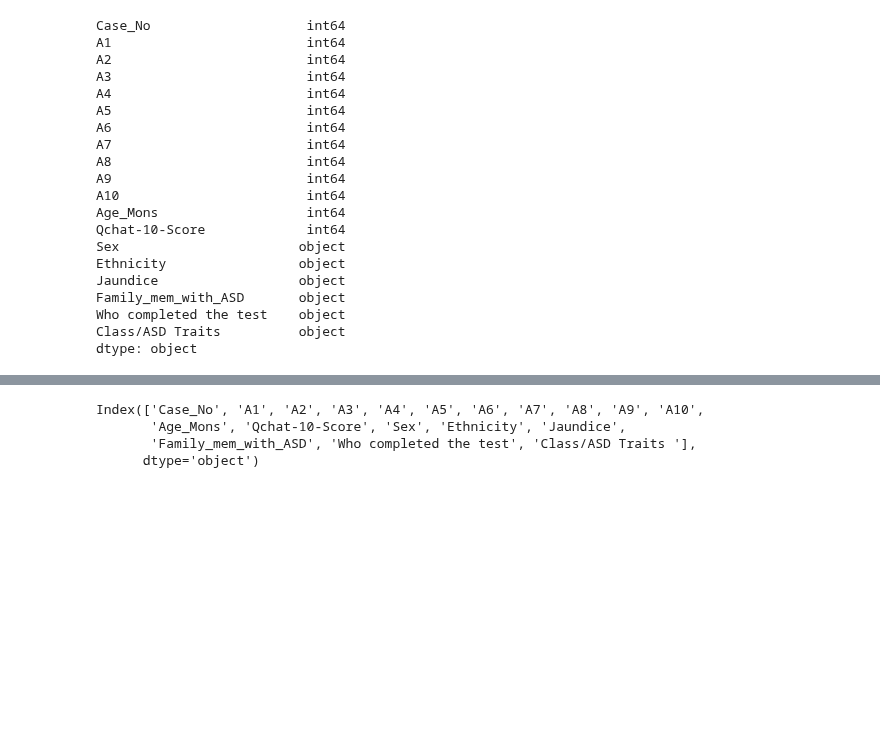
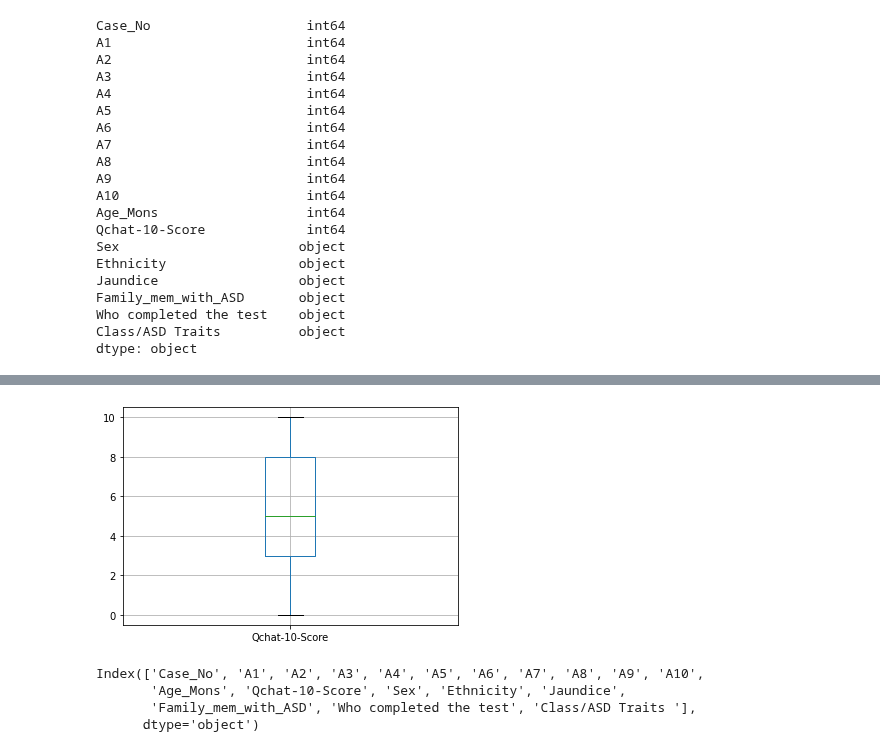
Before and after one commit to Payelban2022/A-study-on-autism, a Jupyter notebook: Autism study on toddlers.ipynb, the cells around one changed output, grey strips where cells are left out. Drawn from its saved outputs; the diff is of its cells as text; code cells hidden in the pictures; blank space fills up the shorter version.

```diff
--- a/Autism study on toddlers.ipynb
+++ b/Autism study on toddlers.ipynb
@@ -103,6 +103,10 @@ df.describe()
 | 50% | 527.500000 | 1.000000 | 0.000000 | 0.000000 | 1.000000 | 1.000000 | 1.000000 | 1.000000 | 0.000000 | 0.000000 | 1.000000 | ... |
 | 75% | 790.750000 | 1.000000 | 1.000000 | 1.000000 | 1.000000 | 1.000000 | 1.000000 | 1.000000 | 1.000000 | 1.000000 | 1.000000 | ... |
 | max | 1054.000000 | 1.000000 | 1.000000 | 1.000000 | 1.000000 | 1.000000 | 1.000000 | 1.000000 | 1.000000 | 1.000000 | 1.000000 | ... |
+# %%
+boxplot = df.boxplot(column=['Qchat-10-Score'])
+# %% [output]
+[figure, added]
 # %%
 df.columns
 # %% [output]
```
